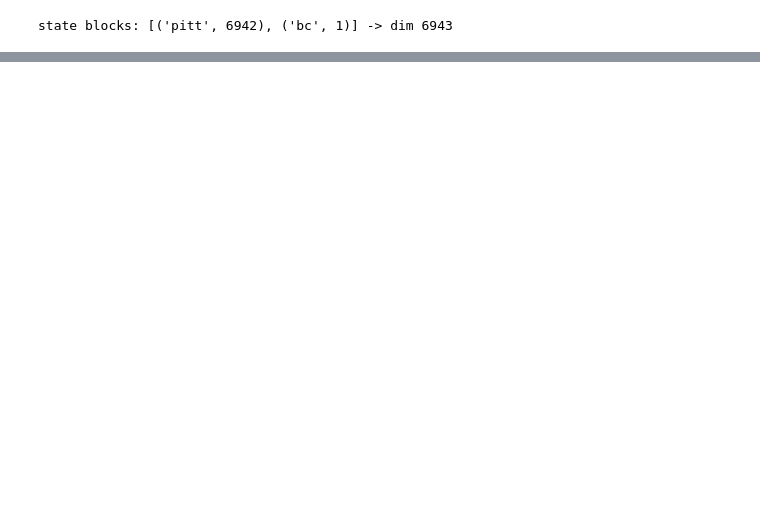
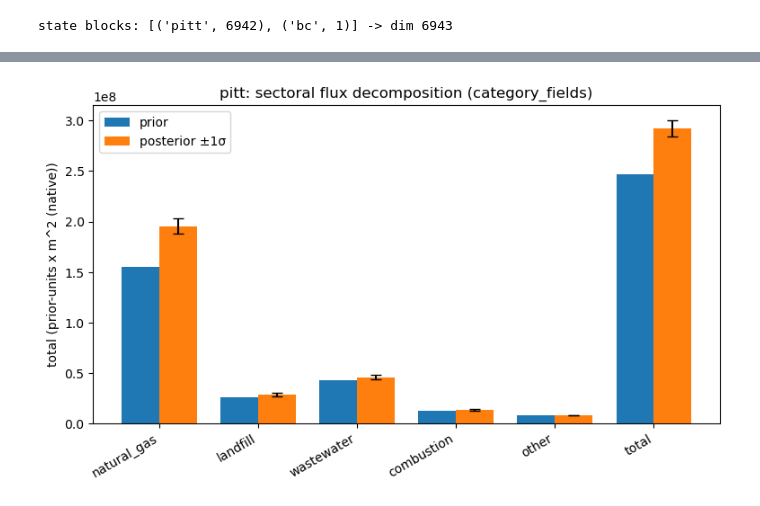
Before and after one commit to erselab/halo-nyc, a Jupyter notebook: bayes_opt/halo_oe/halo_inversion_walkthrough.ipynb, the cells around one changed output, grey strips where cells are left out. Drawn from its saved outputs; the diff is of its cells as text; code cells hidden in the pictures; blank space fills up the shorter version.

```diff
--- a/bayes_opt/halo_oe/halo_inversion_walkthrough.ipynb
+++ b/bayes_opt/halo_oe/halo_inversion_walkthrough.ipynb
@@ -275,0 +310,15 @@ pitt            2.467e+08      3.118e+08    1.106e+07    1.264    2.412
+# %%
+res = invert_with_inventory(ctx, INVENTORY, decompose=True, method=METHOD)
+print(f'inventory {INVENTORY} | method {res.mode} | reduced chi2 {res.diagnostics["reduced_chi_square"]:.3f}')
+
+# show the grouping and each category's prior-error structure
+groups = {}
+for label, g in res.assignment.items():
+    groups.setdefault(g, []).append(label)
+default_corr = cfg.get_float('category_spatial', 'default', default=0.0)
+print('\nsuper-category            sub-cats   prior-error structure')
+for g, labs in groups.items():
+    corr = cfg.get_float('category_spatial', g, default=default_corr)
+    kind = f'spatial ({corr:.0f} km decorrelation)' if corr and corr > 0 else 'diagonal (point source)'
+    print(f'  {g:<22} {len(labs):>4}     {kind}')
+print('\n' + res.report.as_table())
@@ -275,0 +345,11 @@ pitt            2.467e+08      3.118e+08    1.106e+07    1.264    2.412
+# %%
+r = res.report
+x = np.arange(len(r.names)); w = 0.38
+fig, ax = plt.subplots(figsize=(9, 4.6))
+ax.bar(x - w/2, r.prior, w, label='prior')
+ax.bar(x + w/2, r.posterior, w, yerr=r.posterior_stddev, capsize=4, label='posterior \u00b11\u03c3')
+ax.set_xticks(x); ax.set_xticklabels(r.names, rotation=30, ha='right')
+ax.set_ylabel(f'total ({r.unit_label})')
+ax.set_title(f'{INVENTORY}: sectoral flux decomposition ({res.mode})'); ax.legend(); plt.show()
+# %% [output]
+[figure, added]
```
Also changed, not shown: parts of 30 cells of this notebook, 4 other files.
